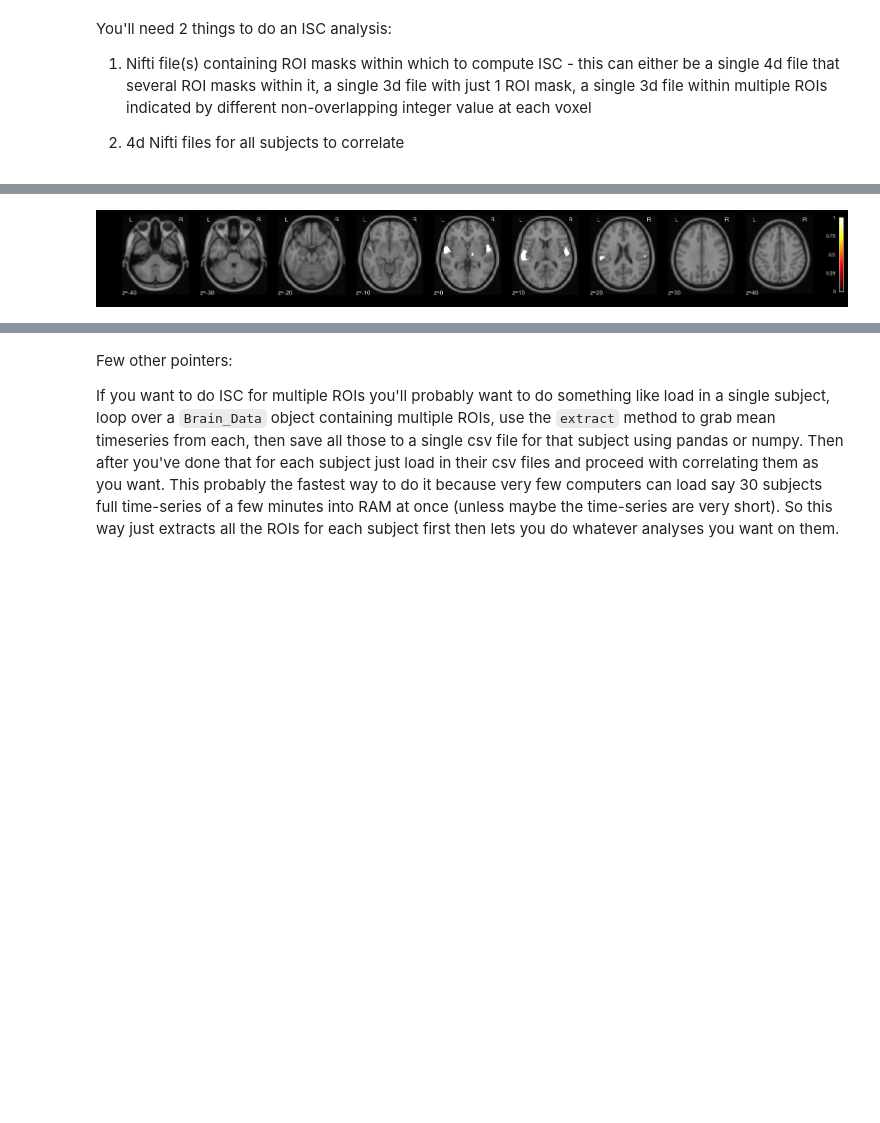
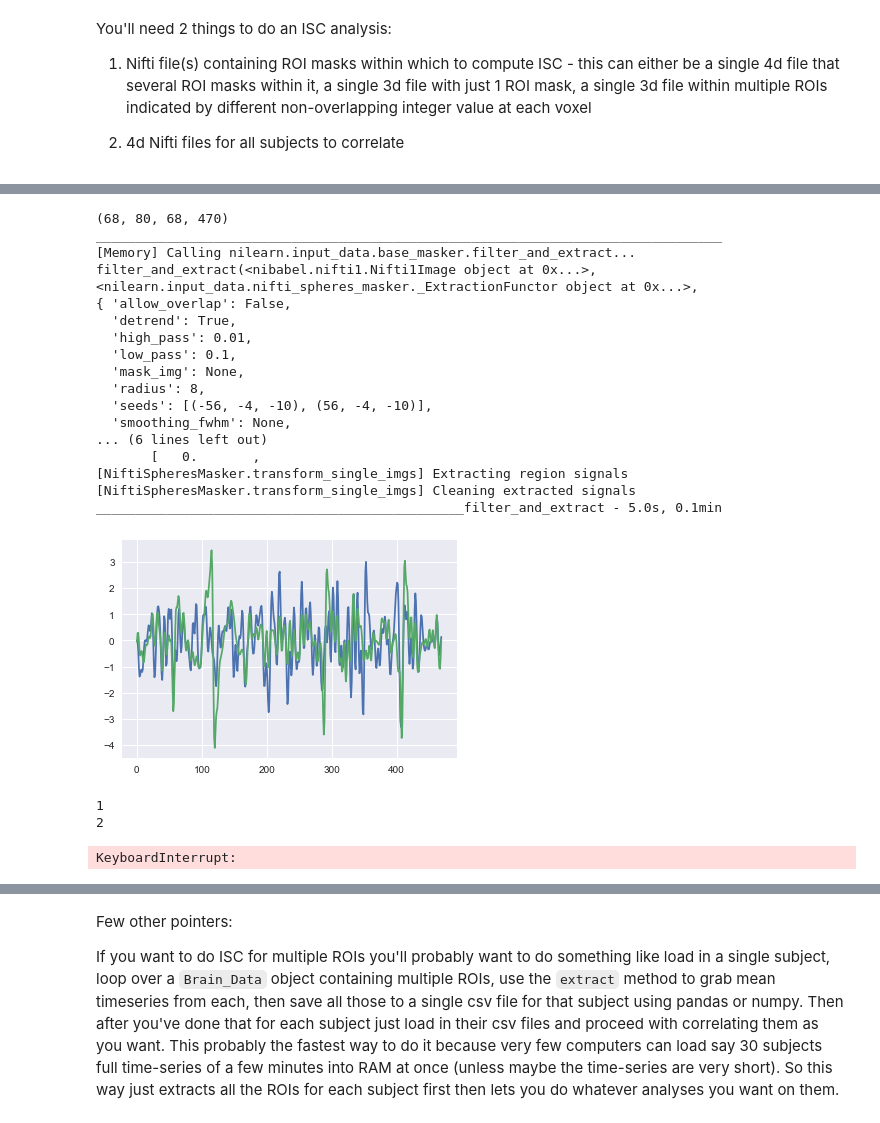
Before and after one commit to Marissa-Clark/EmpathicAccuracy_ISC, a Jupyter notebook: 31_fMRI_Correlations.ipynb, the cells around one changed output, grey strips where cells are left out. Cells and saved outputs as stored; diff of their text form; code cells hidden in the pictures; blank space fills up the shorter version.

```diff
--- a/31_fMRI_Correlations.ipynb
+++ b/31_fMRI_Correlations.ipynb
@@ -32,3 +34,50 @@ IPython.OutputArea.prototype._should_scroll = function(lines) {
+# %%
+# Plot Video Splitting to verify
+from nilearn import image
+from nilearn import plotting
+from nilearn import input_data
+
+
+#Load original and cut data
+bold_input = image.smooth_img("./data/sub-184/func/sub-184_other_concat.nii.gz", fwhm=3)
+
+print(bold_input.shape)
+
+#Guess auditiory cortex seed
+aud_coords = [(-56,-4,-10),(56,-4,-10)]
+labels = ['Auditory Cortex - L', 'Auditory Cortex - R']
+
+#Make mask of auditory cortex
+masker = input_data.NiftiSpheresMasker(
+    aud_coords, radius=8,
+    detrend=True, standardize=True,
+    low_pass=0.1, high_pass=0.01, t_r=2,
+    memory='nilearn_cache', memory_level=1, verbose=1)
+
+
+time_series = masker.fit_transform(bold_input)
+
+for time_serie, label in zip(time_series.T, labels):
+    plt.plot(time_serie, label=label)
+# %% [output]
+(68, 80, 68, 470)
+________________________________________________________________________________
+[Memory] Calling nilearn.input_data.base_masker.filter_and_extract...
+filter_and_extract(<nibabel.nifti1.Nifti1Image object at 0x...>, <nilearn.input_data.nifti_spheres_masker._ExtractionFunctor object at 0x...>,
+{ 'allow_overlap': False,
+  'detrend': True,
+  'high_pass': 0.01,
+  'low_pass': 0.1,
+  'mask_img': None,
+  'radius': 8,
+  'seeds': [(-56, -4, -10), (56, -4, -10)],
+  'smoothing_fwhm': None,
+... (6 lines left out)
+       [   0.       ,
+[NiftiSpheresMasker.transform_single_imgs] Extracting region signals
+[NiftiSpheresMasker.transform_single_imgs] Cleaning extracted signals
+_______________________________________________filter_and_extract - 5.0s, 0.1min
+[figure, added]
 # %%
 ## Set up Folders
 
@@ -39,17 +88,24 @@ folder_path = "."
 mask = 'Auditory.nii.gz'
 mask_region = "Auditory"
 
+print(1)
+
 ## Set up Video and Participants
-video = 7
+video = '_self_concat.nii.gz'
 subjects = [ '145', '157', '168', '184', '200', '214',  '219', '220', '222', '223', '229', '245', '253', '257', '263',  '267', '270', '277']
 num_subs = len(subjects)
 
-subject = os.path.join(folder_path, 'data', 'sub-' + subjects[0], 'func', 'video_' + str(video) + '.nii.gz')
+print(2)
+
+subject = os.path.join(folder_path, 'data', 'sub-' + subjects[0], 'func',  'sub-' + subjects[0] + '_self_concat.nii.gz')
 num_TRs = Brain_Data(subject).shape()[0]
 
+print(3)
 
 # View Mask
 mask = Brain_Data(data = folder_path + '/masked_data/' + mask) # this now a 1d array of voxels containing 1's and 0s
 mask.plot()
 # %% [output]
-[figure, removed]
+1
+2
+KeyboardInterrupt:
```
Also changed, not shown: parts of 5 cells of this notebook, 1 other file.
